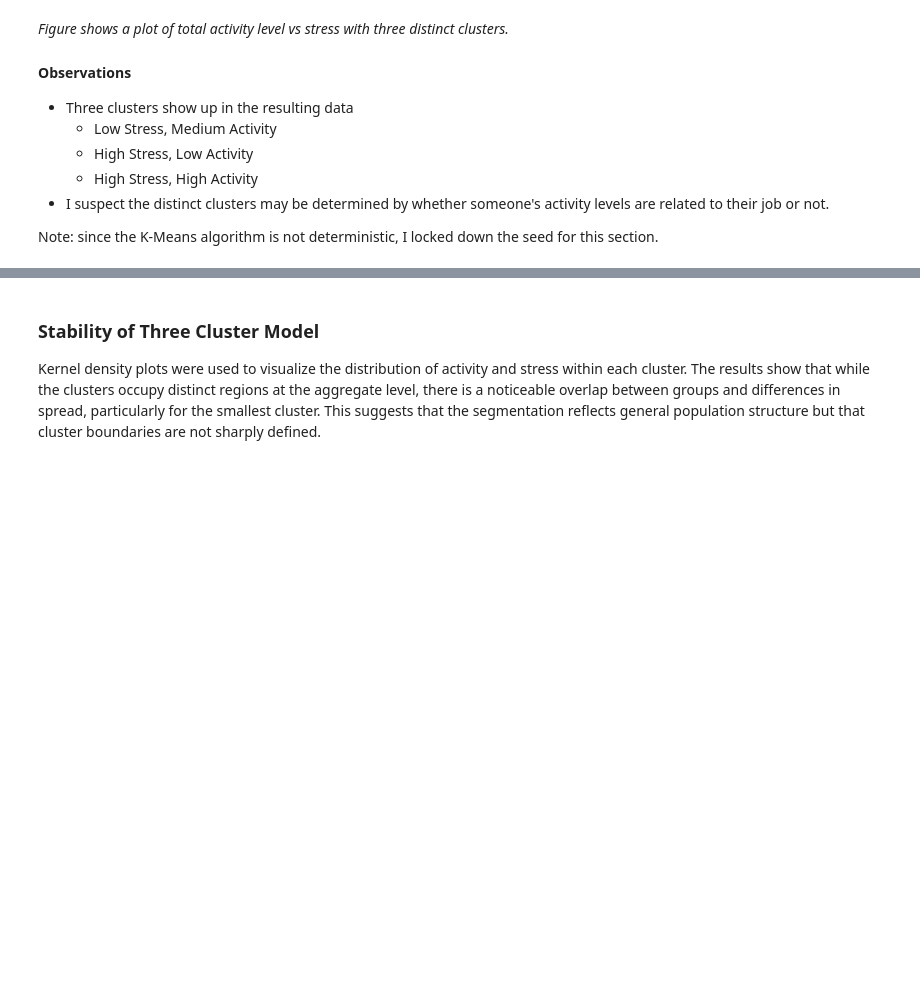
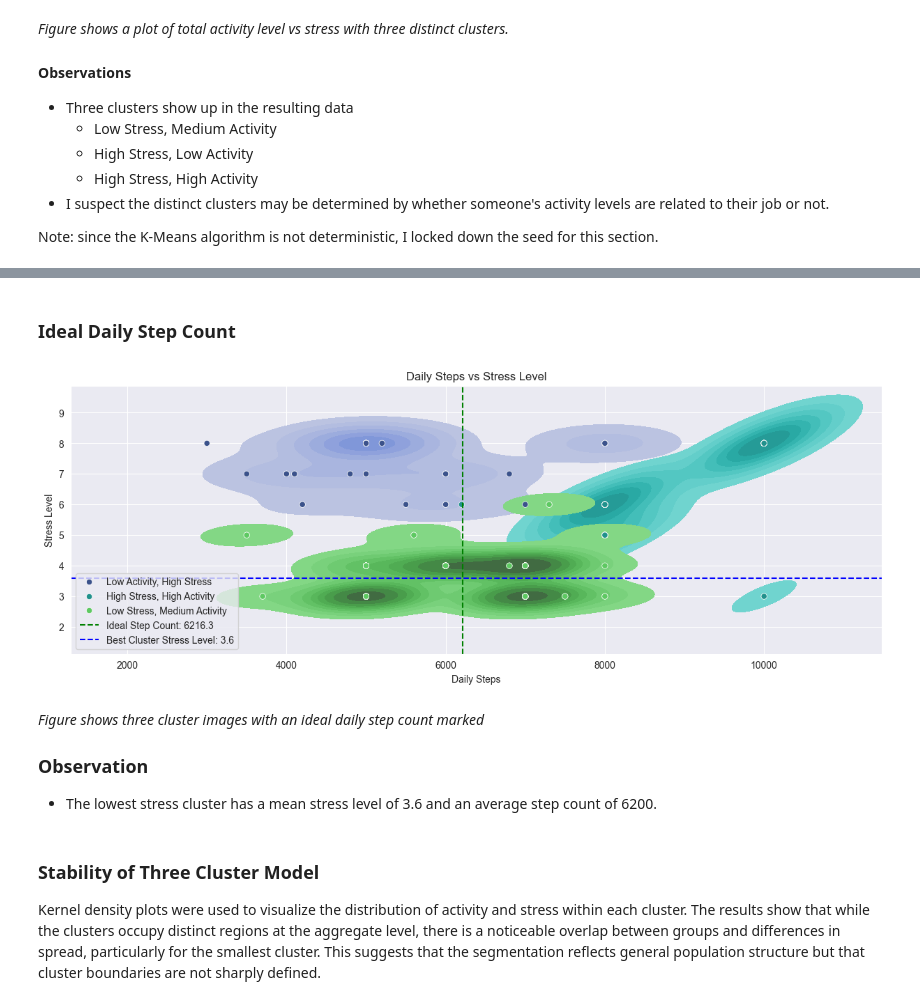
Before and after one commit to DanielLevenstein/stress_vs_physical_activity_data_exploration, a Jupyter notebook: stress-vs-physical-activity-correlation-notebook.ipynb, the cells around one changed output, grey strips where cells are left out. Cells and saved outputs as stored; diff of their text form; code cells hidden in the pictures; blank space fills up the shorter version.

```diff
--- a/stress-vs-physical-activity-correlation-notebook.ipynb
+++ b/stress-vs-physical-activity-correlation-notebook.ipynb
@@ -47,7 +47,11 @@ os.makedirs("images", exist_ok=True)
 # Download dataset from kagglehub
 path = kagglehub.dataset_download("uom190346a/sleep-health-and-lifestyle-dataset",
                                   "Sleep_health_and_lifestyle_dataset.csv")
+TWO_CLUSTER_IMAGE=IMG_DIR+"/Stress_Level_by_Cluster_2.png"
 TWO_CLUSTER_IMAGE_EXTENDED=IMG_DIR+"/Stress_Level_by_Cluster_2_Expanded.png"
+THREE_CLUSTER_IMAGE_EXTENDED=IMG_DIR+"/Stress_Level_by_Cluster_3_Expanded.png"
+
+THREE_CLUSTER_IMAGE=IMG_DIR+"/Stress_Level_by_Cluster_3.png"
 SIDE_BY_SIDE_CLUSTERS=IMG_DIR+"/Stress_Level_by_Cluster_Side_by_Side.png"
 # %% [markdown]
 ## Data Summary
@@ -335,3 +330,36 @@ Mean Low Stress Steps: 6216.3
+# %% [markdown]
+### Ideal Daily Step Count
+# %%
+import matplotlib.pyplot as plt
+
+plt, (ax1) = plt.subplots(1, 1, figsize=(15, 5))
+
+# Calculate medians
+mean_steps_total = df_agg["Daily Steps"].mean()
+mean_activity_total = df_agg["Physical Activity Level"].mean()
+mean_low_stress_step_count = df_agg[df_agg["Cluster3_Name"] == "Low Stress, Medium Activity"]["Daily Steps"].mean()
+mean_low_stress_activity = df_agg[df_agg["Cluster3_Name"] == "Low Stress, Medium Activity"]["Physical Activity Level"].mean()
+mean_stress_level = df_agg[df_agg["Cluster3_Name"] == "Low Stress, Medium Activity"]["Stress Level"].mean()
+
+# Create subplots with median lines
+ax1.set_title("Daily Steps vs Stress Level")
+sns.kdeplot(data=df_agg, x="Daily Steps", y="Stress Level", hue="Cluster3_Name", fill=True, palette="viridis", ax=ax1)
+sns.scatterplot(data=df_agg, x="Daily Steps", y="Stress Level", hue="Cluster3_Name", palette="viridis", ax=ax1)
+ax1.axvline(x=mean_low_stress_step_count, color='green', linestyle='--',
+            label=f'Ideal Step Count: {mean_low_stress_step_count:.1f}')
+
+ax1.axhline(y=mean_stress_level, color='blue', linestyle='--', label=f'Best Cluster Stress Level: {mean_stress_level:.1f}')
+ax1.legend(loc='lower left')
+
+
+
+plt.savefig(THREE_CLUSTER_IMAGE)
+# %% [output]
+[figure, added]
+# %% [markdown]
+*Figure shows three cluster images with an ideal daily step count marked*
+### Observation
+- The lowest stress cluster has a mean stress level of 3.6 and an average step count of 6200.
 # %% [markdown]
 ### Stability of Three Cluster Model
 Kernel density plots were used to visualize the distribution of activity and stress within each cluster. The results show that while the clusters occupy distinct regions at the aggregate level, there is a noticeable overlap between groups and differences in spread, particularly for the smallest cluster. This suggests that the segmentation reflects general population structure but that cluster boundaries are not sharply defined.
```
Also changed, not shown: parts of 9 cells of this notebook, 2 other files.
